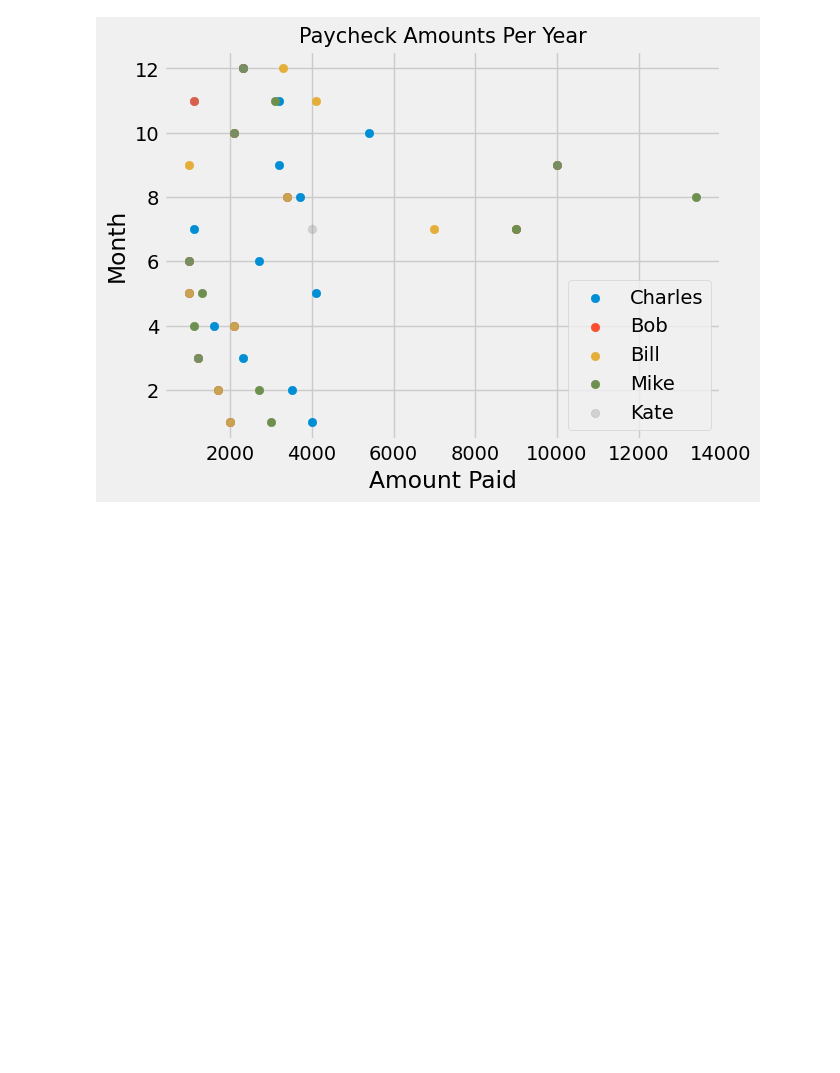
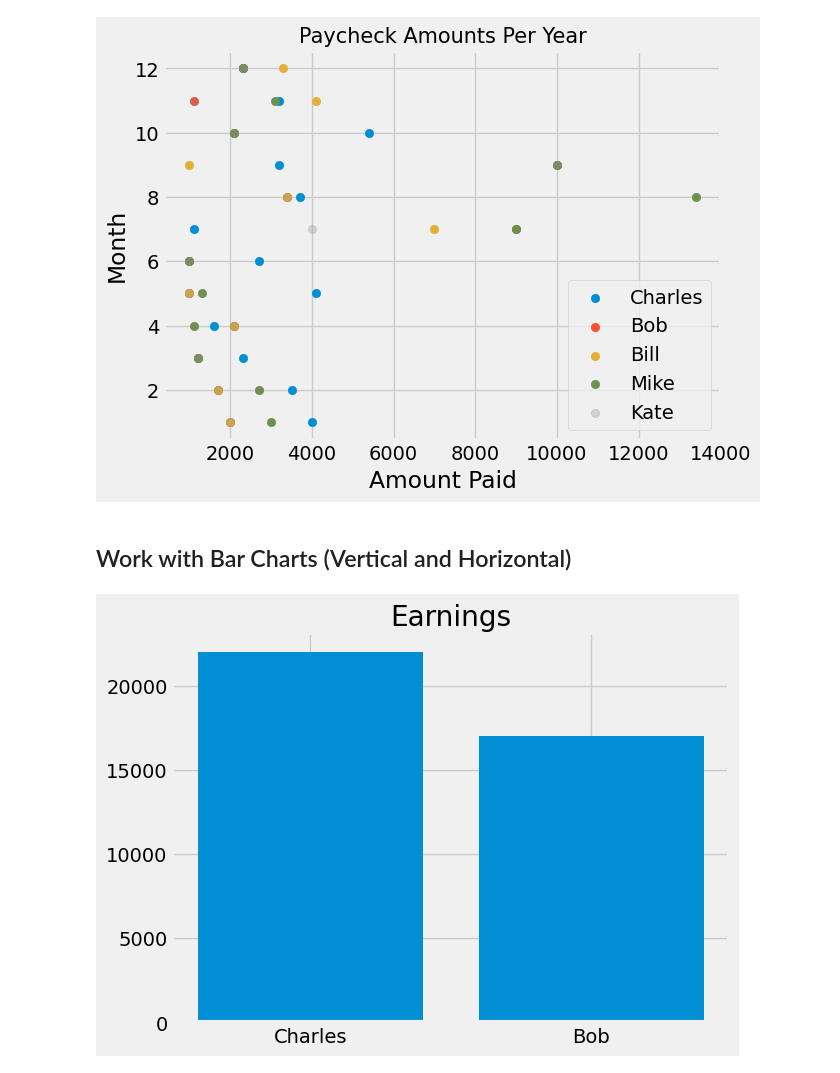
Before and after one commit to hessifer/DataScienceAIML, a Jupyter notebook: learning_pandas.ipynb, the cells around one changed output. Drawn from its saved outputs; the diff is of its cells as text; code cells hidden in the pictures; blank space fills up the shorter version.

Commit message:
added examples for vbar and hbar charts

```diff
--- a/learning_pandas.ipynb
+++ b/learning_pandas.ipynb
@@ -785,3 +785,21 @@ plt.legend()
 plt.show()
 # %% [output]
 [figure]
+# %% [markdown]
+## Work with Bar Charts (Vertical and Horizontal)
+# %%
+# to build a vertical bar chart use plt.bar(x, y)
+# add your labels, etc
+# display bar chart plt.show()
+
+# to build a horizontal bar chart use plt.barh(x, y)
+from matplotlib import pyplot as plt
+
+employee_annual_earnings = [22000, 17000]
+employees = ["Charles", "Bob"]
+plt.bar(employees, employee_annual_earnings, color="blue")
+plt.bar(employees, employee_annual_earnings)
+plt.title("Earnings")
+plt.show()
+# %% [output]
+[figure, added]
```
Also changed, not shown: parts of 1 cell of this notebook.
